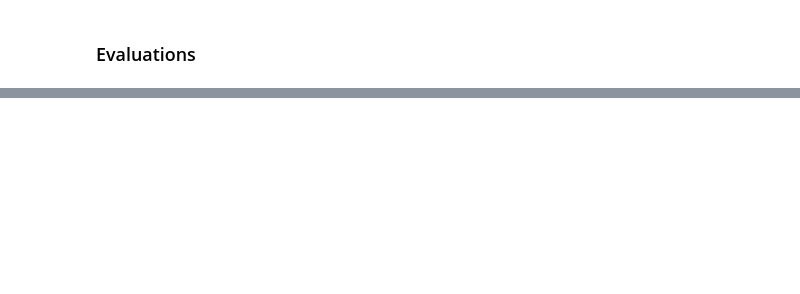
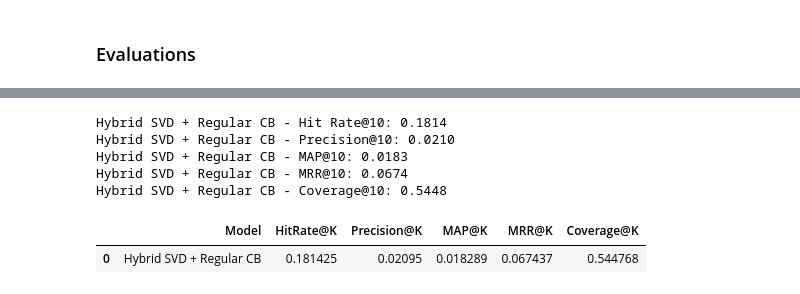
Before and after one commit to Armin-Irvije/Web-Recommender-Systems, a Jupyter notebook: week11.ipynb, the cells around one changed output, grey strips where cells are left out. Saved outputs shown, nothing was run; the diff lists cells and outputs as text; code cells hidden in the pictures; blank space fills up the shorter version.

```diff
--- a/week11.ipynb
+++ b/week11.ipynb
@@ -323,8 +327,11 @@ metadata_llm_df = metadata_llm_df[metadata_llm_df["item_id"].isin(candidate_item
 
 items_df = (metadata_llm_df[["item_id", "title"]].drop_duplicates(subset=["item_id"]).reset_index(drop=True))
 
-cache_path = Path("csv_files/llm_item_descriptions.csv")
-model_name = "gemma3"
+if model_name == "qwen3:4b": # need this because colons can't be in file names
+    cache_path = Path(f"csv_files/qwen3_llm_item_descriptions.csv")
+else:
+    cache_path = Path(f"csv_files/{model_name}_llm_item_descriptions.csv")
+
 deterministic_options = {"temperature": 0.0,"top_p": 1.0,"seed": 42,}
 
 # Keep worker count small to avoid overloading local Ollama
@@ -445,7 +452,7 @@ Number of features: 1898
 Number of unique item ids: 543
 # %%
 # represent users in TF-IDF space by averaging vectors of interacted items
-train_interactions = train_df[["user_id", "item_id"]].copy()
+train_interactions = train_df[["user_id", "item_id", "rating"]].copy()
 train_interactions["item_id"] = train_interactions["item_id"].astype(str)
 user_profiles = eh.build_user_profiles(train_interactions, tfidf_matrix, item_ids)
 
@@ -487,3 +494,16 @@ Rows scored (LLM CB): 736876
 | 2 | AHMG3HUA4K6H475VQGJF2QAOTFTQ | B0BDWVBWC9 | 0.027473 | 1.109894 |
 | 3 | AF52HVGBBCP3JAS6B7B3I4AVIWRQ | B004QEV0MI | 0.052948 | 1.211794 |
 | 4 | AGP7FLSJ7BHYFVZY3FRKVVDBH47Q | B007CSF3GO | 0.169584 | 1.678337 |
+# %%
+# evaluate just LLM rmse and mae using the helper function
+
+_ , map = eh.calculate_map_at_k(test_df, cb_out_llm, prediction_col="cb_rating", k=10)
+hitrate = eh.calculate_hit_rate(test_df=test_df,recommendations_df=cb_out_llm, prediction_col="cb_rating", k=10)
+precision = eh.calculate_precision_at_k(test_df=test_df, recommendations_df=cb_out_llm, prediction_col="cb_rating", k=10)
+mrr = eh.calculate_mrr_at_k(test_df=test_df, recommendations_df=cb_out_llm, prediction_col="cb_rating", k=10)
+coverage = eh.calculate_coverage_at_k(test_df=test_df, recommendations_df=cb_out_llm, prediction_col="cb_rating", k=10)
+print(f"{model_name} LLM CB Hit Rate@10: {hitrate:.4f}")
+print(f"{model_name} LLM CB MAP@10: {map:.4f}")
+print(f"{model_name} LLM CB Precision@10: {precision:.4f}")
+print(f"{model_name} LLM CB MRR@10: {mrr:.4f}")
+print(f"{model_name} LLM CB Coverage@10: {coverage:.4f}")
@@ -632 +709,23 @@ Coverage at K for Hybrid SVD + Regular CB: 0.4887
+# %%
+# evaluate hybrid SVD + regular CB
+results_hybrid_svd_cb = evaluate_hybrid_model(
+    test_df=test_df,
+    hybrid_df=hybrid_svd_cb,
+    hybrid_score_col="hybrid_svd_cb_rating",
+    model_label="Hybrid SVD + Regular CB",
+    k=10,
+    relevance_threshold=3,
+    user_col="user_id",
+    item_col="item_id",
+    rating_col="rating",
+)
+results_hybrid_svd_cb
+# %% [output]
+Hybrid SVD + Regular CB - Hit Rate@10: 0.1814
+Hybrid SVD + Regular CB - Precision@10: 0.0210
+Hybrid SVD + Regular CB - MAP@10: 0.0183
+Hybrid SVD + Regular CB - MRR@10: 0.0674
+Hybrid SVD + Regular CB - Coverage@10: 0.5448
+|  | Model | HitRate@K | Precision@K | MAP@K | MRR@K | Coverage@K |
+| 0 | Hybrid SVD + Regular CB | 0.181425 | 0.02095 | 0.018289 | 0.067437 | 0.544768 |
 # %%
```
Also changed, not shown: parts of 15 cells of this notebook, 2 other files.
